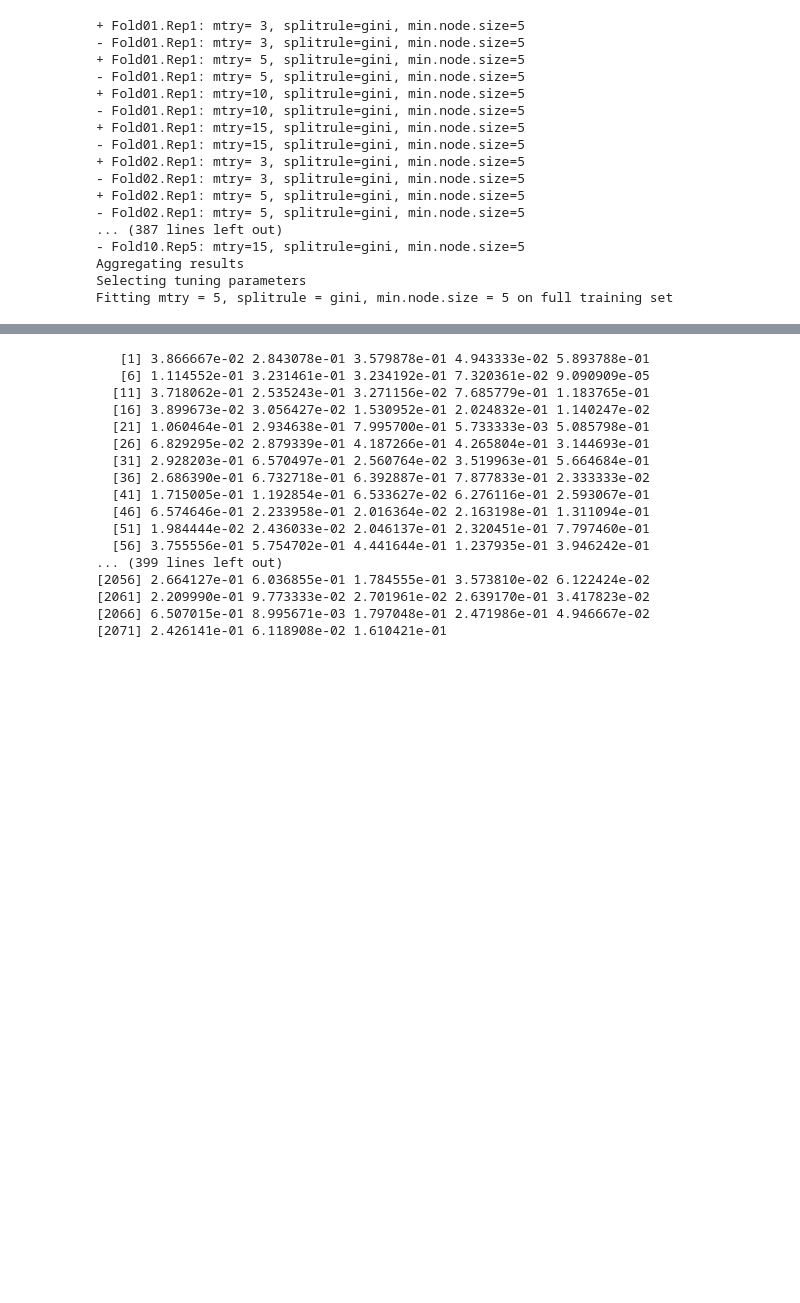
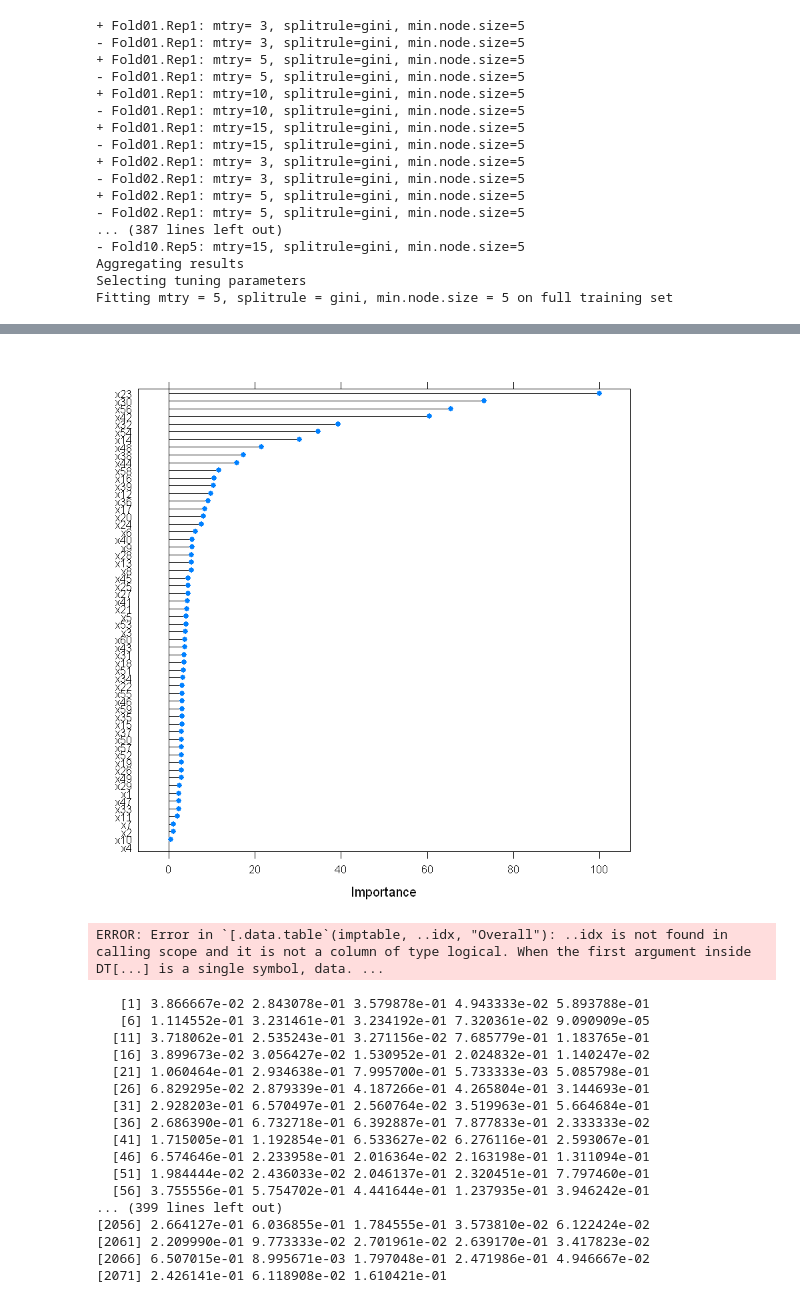
Before and after one commit to karaee/IE518Project, a Jupyter notebook: Project/Project1.ipynb, the cells around one changed output, grey strips where cells are left out. Saved outputs shown, nothing was run; the diff lists cells and outputs as text; code cells hidden in the pictures; blank space fills up the shorter version.

Commit message:
reduced data with upsampling

```diff
--- a/Project/Project1.ipynb
+++ b/Project/Project1.ipynb
@@ -526,7 +524,8 @@ Area under the curve: 0.8832
 ### RF4
 # %%
 set.seed(500)
-RF4 <- train(y~., data=traindata7, method="ranger", trControl = fitControl, tuneGrid = tunegrid2,num.trees = 250)
+RF4 <- train(y~., data=traindata7, method="ranger", trControl = fitControl,
+             tuneGrid = tunegrid2,num.trees = 250, importance = 'permutation')
 # %% [output]
 + Fold01.Rep1: mtry= 3, splitrule=gini, min.node.size=5
 - Fold01.Rep1: mtry= 3, splitrule=gini, min.node.size=5
@@ -577,3 +603,13 @@ Area under the curve: 0.8805
+# %%
+plot(varImp(RF4))
+# %% [output]
+[figure, added]
+# %%
+idx <- varImp(RF4)$importance >5
+imptable <- as.data.table(varImp(RF4)$importance)
+imptable[..idx,"Overall"]
+# %% [output]
+ERROR: Error in `[.data.table`(imptable, ..idx, "Overall"): ..idx is not found in calling scope and it is not a column of type logical. When the first argument inside DT[...] is a single symbol, data. ...
 # %%
 set.seed(750)
 predtest4rf <- predict(RF4,submitdata,type = 'prob')  #testdata
```
Also changed, not shown: parts of 46 cells of this notebook.
